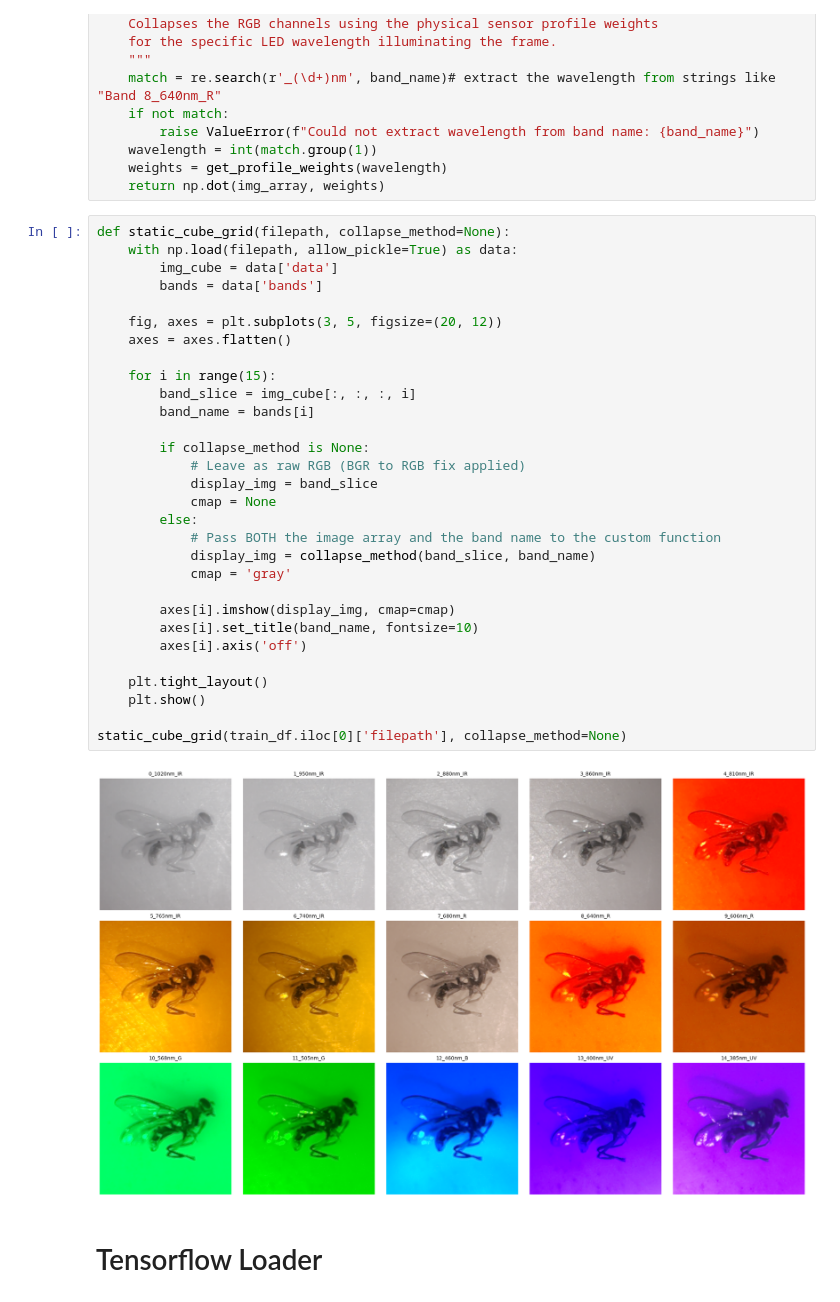
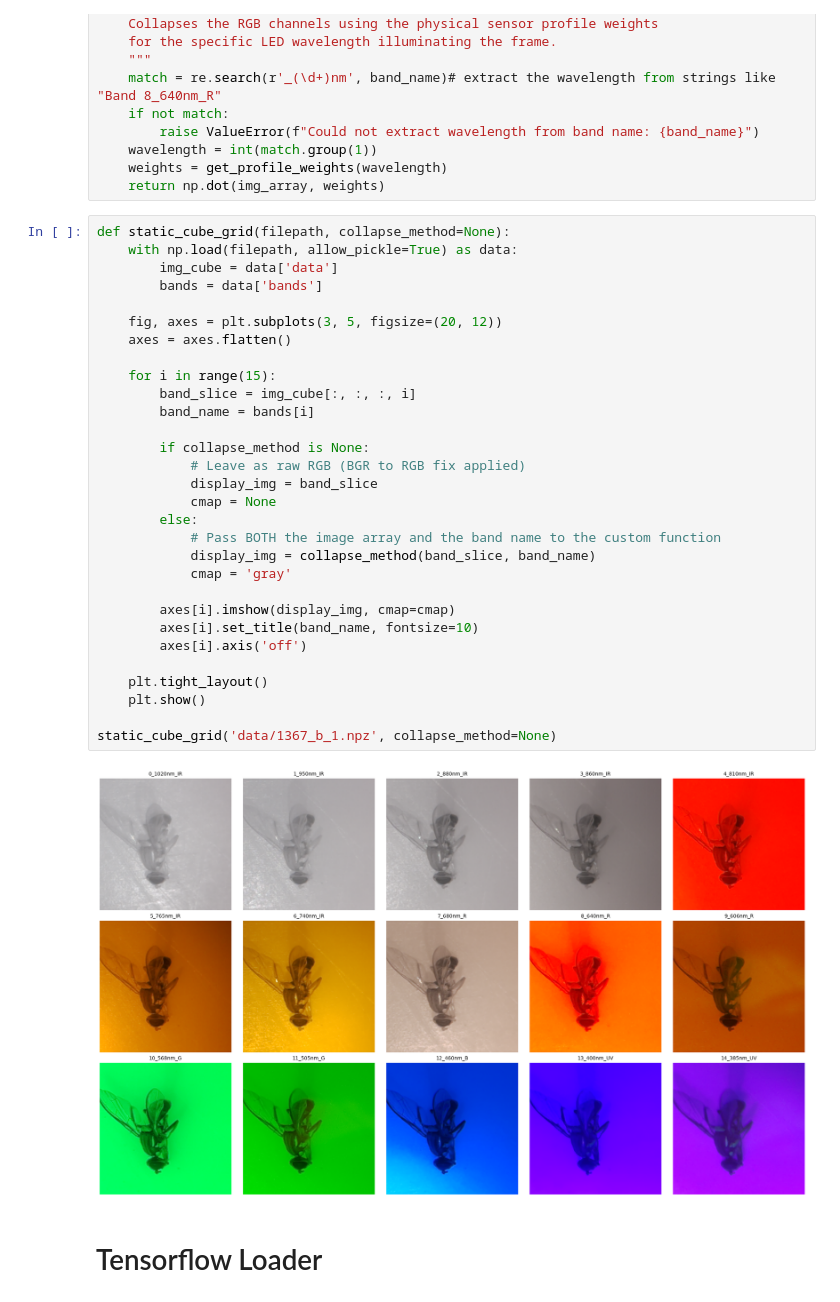
Before and after one commit to H-unter/Multispectral-Fly-ML, a Jupyter notebook: main_test.ipynb, the cells around one changed output. Cells and saved outputs as stored; diff of their text form.

```diff
--- a/main_test.ipynb
+++ b/main_test.ipynb
@@ -145,35 +145,35 @@ def collapse_profile_aware(img_array, band_name):
 # %%
 def static_cube_grid(filepath, collapse_method=None):
     with np.load(filepath, allow_pickle=True) as data:
         img_cube = data['data']
         bands = data['bands']
 
     fig, axes = plt.subplots(3, 5, figsize=(20, 12))
     axes = axes.flatten()
 
     for i in range(15):
         band_slice = img_cube[:, :, :, i]
         band_name = bands[i]
 
         if collapse_method is None:
             # Leave as raw RGB (BGR to RGB fix applied)
             display_img = band_slice
             cmap = None
         else:
             # Pass BOTH the image array and the band name to the custom function
             display_img = collapse_method(band_slice, band_name)
             cmap = 'gray'
 
         axes[i].imshow(display_img, cmap=cmap)
         axes[i].set_title(band_name, fontsize=10)
         axes[i].axis('off')
 
     plt.tight_layout()
     plt.show()
 
-static_cube_grid(train_df.iloc[0]['filepath'], collapse_method=None)
+static_cube_grid('data/1367_b_1.npz', collapse_method=None)
 # %% [output]
-[figure, old version]
+[figure, new version]
 # %% [markdown]
 # Tensorflow Loader
 # %%
```
Also changed, not shown: parts of 3 cells of this notebook.
